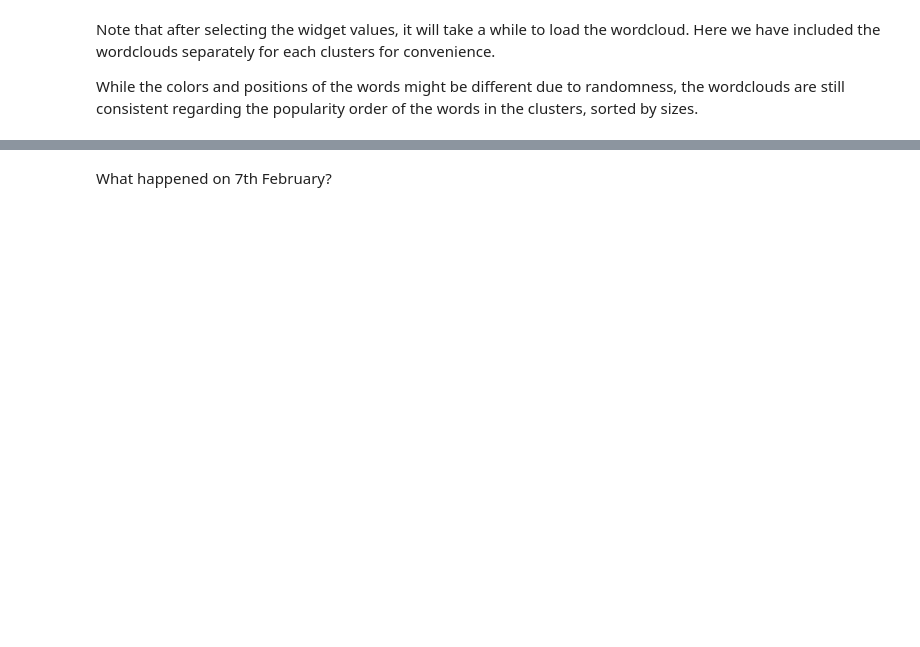
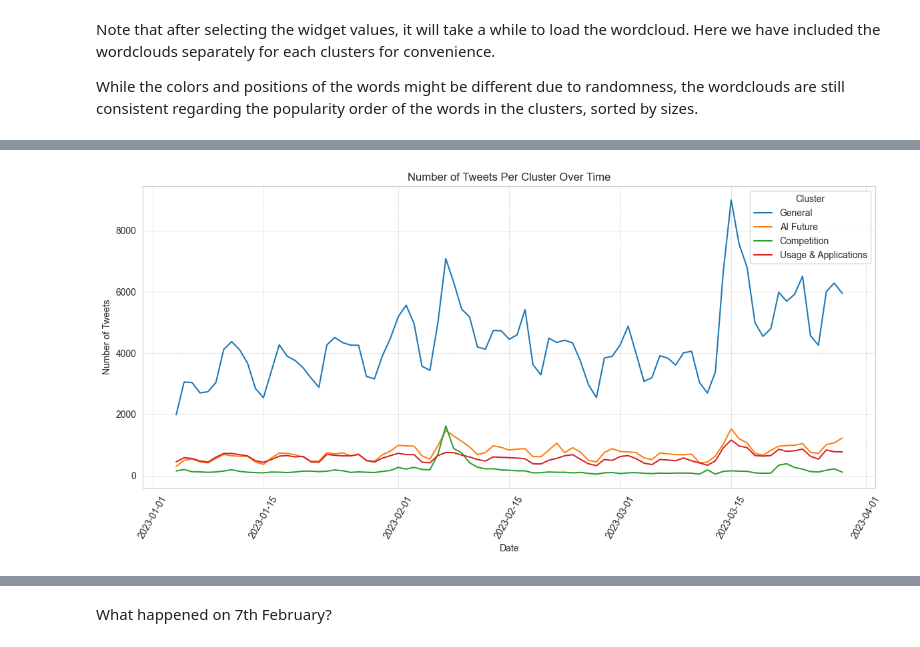
Before and after one commit to phuonganhdangamy/JSC270_HW4_2025_G17, a Jupyter notebook: part2_new.ipynb, the cells around one changed output, grey strips where cells are left out. Drawn from its saved outputs; the diff is of its cells as text; code cells hidden in the pictures; blank space fills up the shorter version.

```diff
--- a/part2_new.ipynb
+++ b/part2_new.ipynb
@@ -599,0 +681,35 @@ plot_wordcloud(cluster_texts, 3)
+# %%
+# Define the new cluster labels
+cluster_labels = {
+    0: "General",
+    1: "AI Future",
+    2: "Competition",
+    3: "Usage & Applications"
+}
+
+# Group by date and cluster, then count the number of tweets for each combination
+tweets_per_day_by_cluster = tw_data.groupby([tw_data.index.date, 'cluster']).size().unstack(fill_value=0)
+
+# Plot the number of tweets per day for each cluster
+plt.figure(figsize=(12, 6))
+
+# Plot each cluster's tweet count with new labels
+for cluster_id in tweets_per_day_by_cluster.columns:
+    plt.plot(
+        tweets_per_day_by_cluster.index,
+        tweets_per_day_by_cluster[cluster_id],
+        label=cluster_labels.get(cluster_id, f"Cluster {cluster_id}")  # Use new names
+    )
+
+# Formatting the plot
+plt.xlabel('Date')
+plt.ylabel('Number of Tweets')
+plt.title('Number of Tweets Per Cluster Over Time')
+plt.xticks(rotation=60)
+plt.legend(title='Cluster')
+plt.grid(True, which='both', linestyle='--', linewidth=0.5)
+
+plt.tight_layout()
+plt.show()
+# %% [output]
+[figure, added]
```
Also changed, not shown: parts of 31 cells of this notebook.
